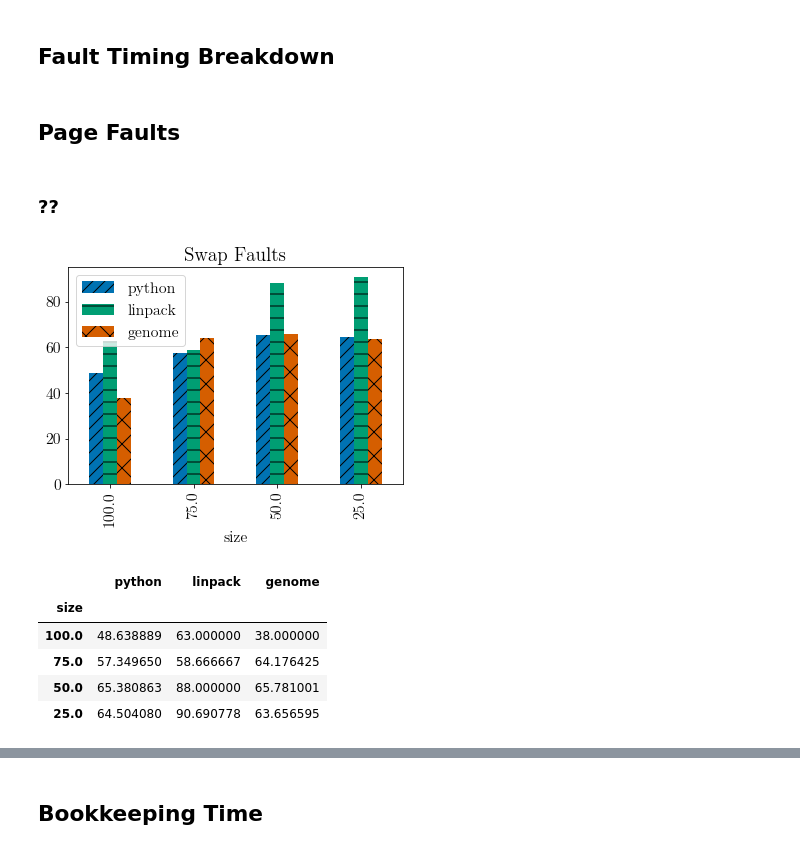
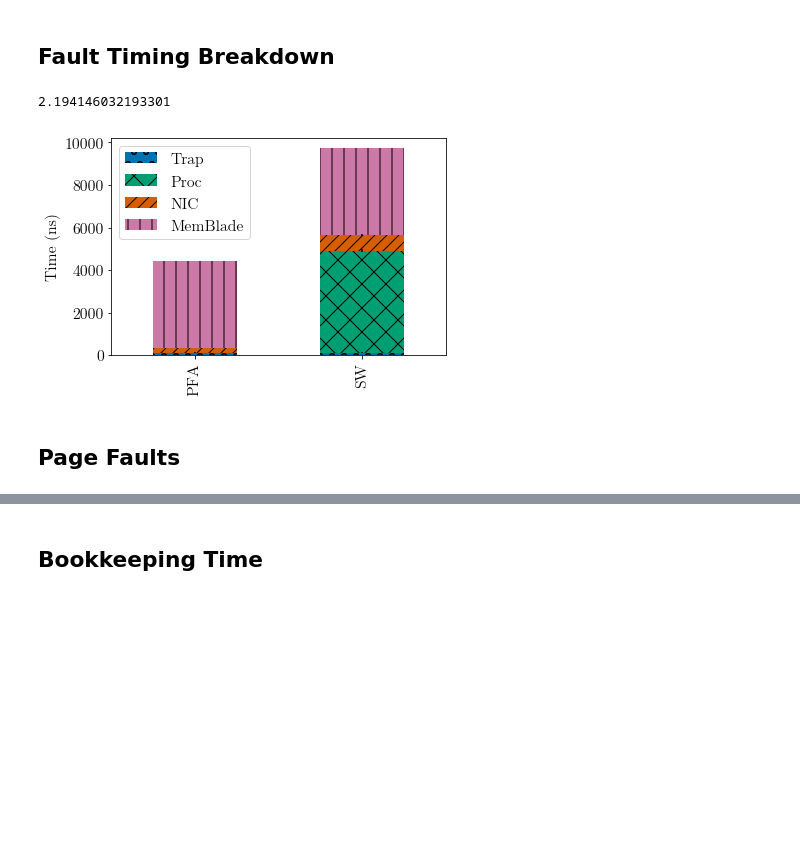
Before and after one commit to NathanTP/edDesignProj, a Jupyter notebook: analysis/PFA Analysis.ipynb, the cells around one changed output, grey strips where cells are left out. Saved outputs shown, nothing was run; the diff lists cells and outputs as text; code cells hidden in the pictures; blank space fills up the shorter version.

```diff
--- a/analysis/PFA Analysis.ipynb
+++ b/analysis/PFA Analysis.ipynb
@@ -181,52 +114,36 @@ micro.std * 1E6
 # %%
 def breakdown_fault(df):
     tmp = df.transpose().fillna(0)
     ft = pd.DataFrame(index=tmp.index.copy())
     ft['Trap'] = tmp['t_trap']
-    ft['Proc'] = tmp['t_fetch'] - tmp['t_trap']
+    ft['Proc'] = tmp['t_fetch'] - tmp['t_read_switch_memblade_measured']
     # This is measured directly in VCS
     ft['Proc']['PFA'] = 1 / 3.2
-    ft['NIC'] = tmp['t_read_memblade_measured'] - tmp['t_read_switch_memblade_theory']
+    ft['NIC'] = tmp['t_read_switch_memblade_measured'] - tmp['t_read_switch_memblade_theory']
     ft['NIC']['PFA'] = tmp['t_miss']['PFA'] - ft['Trap']['PFA'] - ft['Proc']['PFA'] - tmp['t_read_switch_memblade_theory']['PFA']
     ft['MemBlade'] = tmp['t_read_switch_memblade_theory']
     #This is an optimistic memory blade (~1us)
     #ft['MemBlade'] = 1129
     return ft
 
 
-#pfa_fetchtime_mean = breakdown_fault(micro_mean)
-#pfa_fetchtime_std  = breakdown_fault(micro_std)
-#pfa_fetchtime_std['MemBlade'] = 0
+pfa_fetchtime_mean = breakdown_fault(micro_mean)
+pfa_fetchtime_std  = breakdown_fault(micro_std)
+pfa_fetchtime_std['MemBlade'] = 0
 
-#print(pfa_fetchtime_mean.sum(axis=1)['SW'] / pfa_fetchtime_mean.sum(axis=1)['PFA'])
-#ax = pfa_fetchtime_mean.plot(kind='bar', stacked=True, yerr=pfa_fetchtime_std, legend=False)
+print(pfa_fetchtime_mean.sum(axis=1)['SW'] / pfa_fetchtime_mean.sum(axis=1)['PFA'])
+ax = pfa_fetchtime_mean.plot(kind='bar', stacked=True, yerr=pfa_fetchtime_std, legend=False)
 #ax = pfa_fetchtime_mean.plot(kind='bar', stacked=True, legend=False)
-#hatches = ['o', 'o', 'x', 'x', '//', '//','|','|']
-#for i,bar in enumerate(ax.patches):
-#    bar.set_hatch(hatches[i])
+hatches = ['o', 'o', 'x', 'x', '//', '//','|','|']
+for i,bar in enumerate(ax.patches):
+    bar.set_hatch(hatches[i])
 
-#ax.legend()
-#ax.set_ylabel('Time (ns)')
-#plt.savefig('figs/fetch_breakdown.png', dpi=300, bbox_inches='tight')
-#plt.show()
+ax.legend()
+ax.set_ylabel('Time (ns)')
+plt.savefig('figs/fetch_breakdown.png', dpi=300, bbox_inches='tight')
+plt.show()
+# %% [output]
+2.194146032193301
+[figure, added]
 # %% [markdown]
 ## Page Faults
-# %% [markdown]
-### ??
-# %%
-swap_pf_bench = [(base_res[Bname].mean['n_swapfault'] / pfa_res[Bname].mean['n_pfa_fault']).rename(Bname)
-                 for Bname in base_res.keys()]
-swap_pf = pd.concat(swap_pf_bench, axis='columns')
-
-ax = swap_pf.plot.bar(title='Swap Faults')
-make_hatches(ax, swap_pf)
-plt.show()
-swap_pf
-# %% [output]
-[figure, removed]
-|  | python | linpack | genome |
-| size |  |  |  |
-| 100.0 | 48.638889 | 63.000000 | 38.000000 |
-| 75.0 | 57.349650 | 58.666667 | 64.176425 |
-| 50.0 | 65.380863 | 88.000000 | 65.781001 |
-| 25.0 | 64.504080 | 90.690778 | 63.656595 |
```
Also changed, not shown: parts of 50 cells of this notebook, 19 other files.
